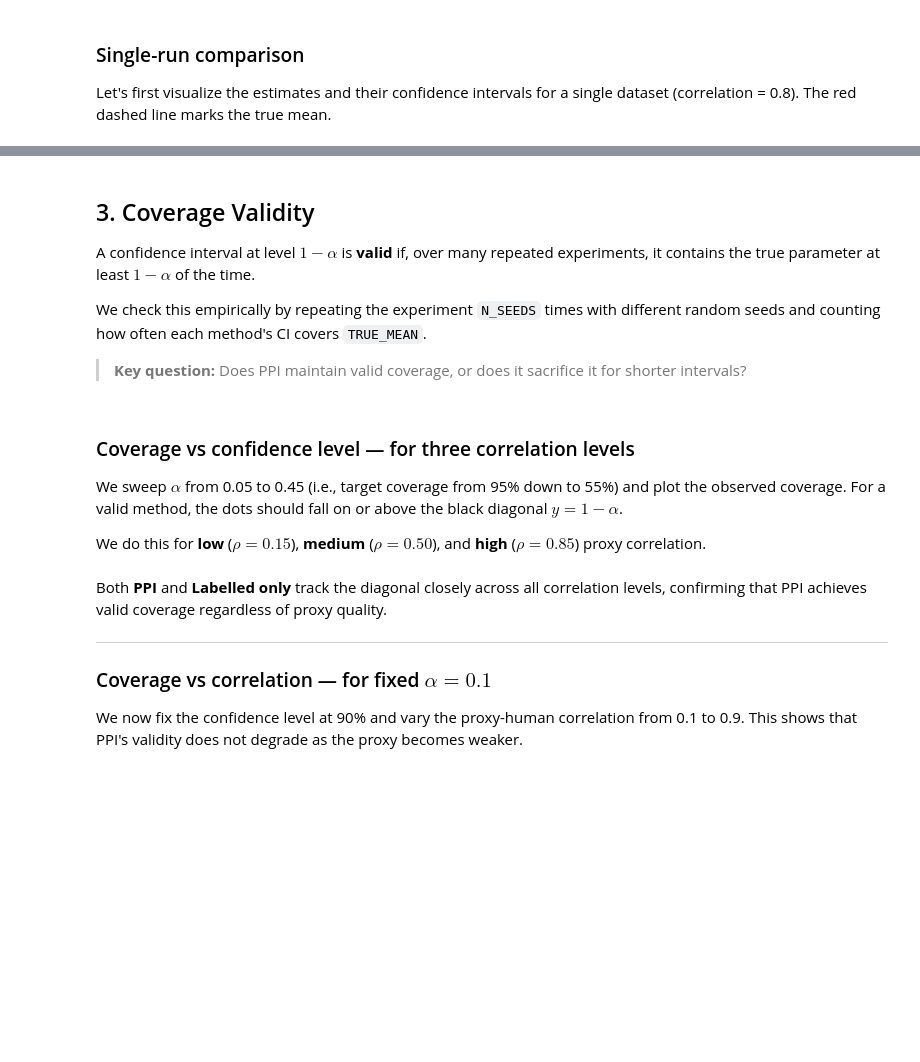
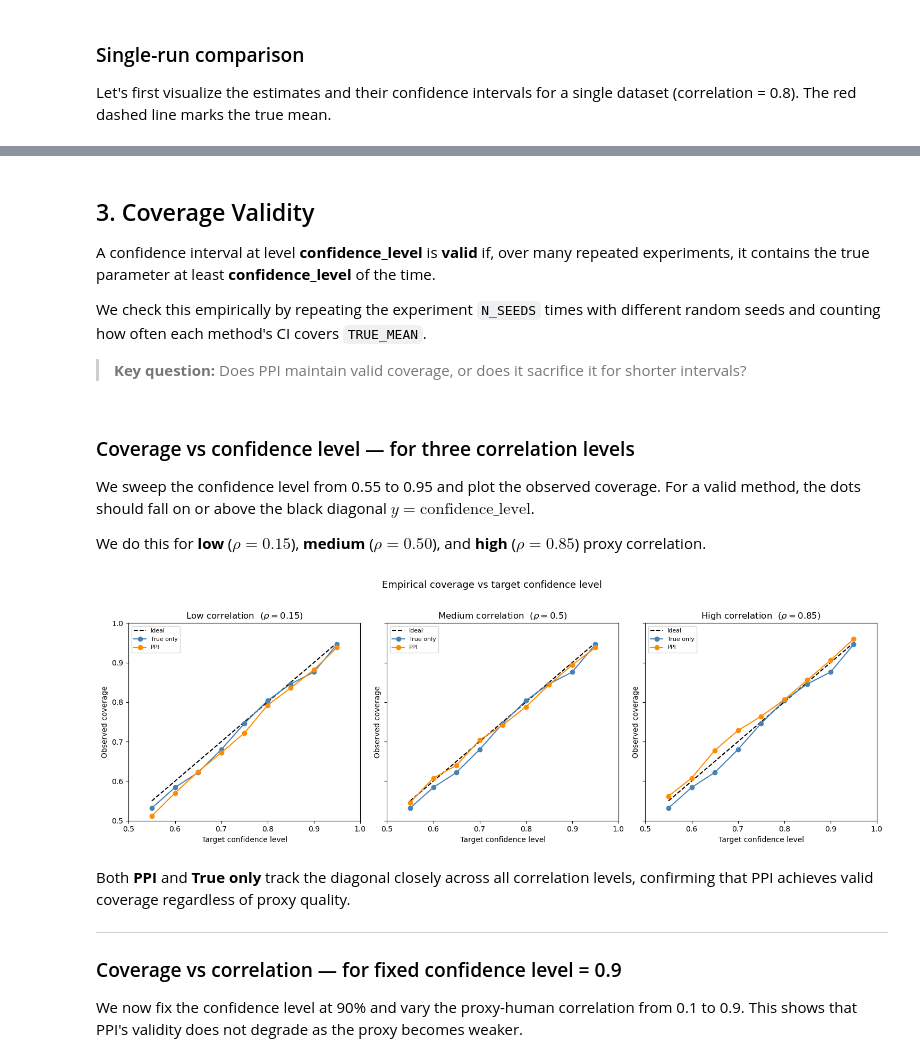
Before and after one commit to EmertonData/glide, a Jupyter notebook: docs/notebooks/PPI_demo_synthdata_binary.ipynb, the cells around one changed output, grey strips where cells are left out. Cells and saved outputs as stored; diff of their text form; code cells hidden in the pictures; blank space fills up the shorter version.

```diff
--- a/docs/notebooks/PPI_demo_synthdata_binary.ipynb
+++ b/docs/notebooks/PPI_demo_synthdata_binary.ipynb
@@ -96,7 +96,7 @@ def dataset_to_vectors(dataset):
     return y_true, y_proxy_labeled, y_proxy_unlabeled
 
 
-def generate_estimates(dataset, alpha=ALPHA):
+def generate_estimates(dataset, confidence_level=CONFIDENCE_LEVEL):
     """Return mean and CI for all four methods."""
     # --- PPI ---
     ppi_estimator = PPIMeanEstimator()
@@ -104,14 +104,14 @@ def generate_estimates(dataset, alpha=ALPHA):
         dataset,
         y_true_field="y_true",
         y_proxy_field="y_proxy",
-        confidence_level=1 - alpha,
+        confidence_level=confidence_level,
     )
     ppi_mean = ppi_result.result.mean
     ppi_ci = (ppi_result.result.lower_bound, ppi_result.result.upper_bound)
 
     # --- Classical baselines ---
     y_true, y_proxy_lab, y_proxy_unlab = dataset_to_vectors(dataset)
-    z = norm.ppf(1 - alpha / 2)
+    z = norm.ppf((1 + confidence_level) / 2)
 
     def classical_ci(data):
         mu = np.mean(data)
@@ -123,9 +123,9 @@ def generate_estimates(dataset, alpha=ALPHA):
     so_mean, so_ci = classical_ci(np.concatenate([y_proxy_lab, y_proxy_unlab]))
 
     return {
-        'Labelled only':         {"mean": lo_mean, "CI": lo_ci},
-        'Labelled + Surrogate':  {"mean": ls_mean, "CI": ls_ci},
-        'Surrogate only':        {"mean": so_mean, "CI": so_ci},
+        'True only':         {"mean": lo_mean, "CI": lo_ci},
+        'True + Proxy':  {"mean": ls_mean, "CI": ls_ci},
+        'Proxy only':        {"mean": so_mean, "CI": so_ci},
         'PPI':                   {"mean": ppi_mean, "CI": ppi_ci},
     }
 # %% [markdown]
@@ -156,22 +163,22 @@ for m in METHODS:
 # %% [markdown]
 ## 3. Coverage Validity
 
-A confidence interval at level $1-\alpha$ is **valid** if, over many repeated experiments, it contains the true parameter at least $1-\alpha$ of the time.
+A confidence interval at level **confidence_level** is **valid** if, over many repeated experiments, it contains the true parameter at least **confidence_level** of the time.
 
 We check this empirically by repeating the experiment `N_SEEDS` times with different random seeds and counting how often each method's CI covers `TRUE_MEAN`.
 
 > **Key question:** Does PPI maintain valid coverage, or does it sacrifice it for shorter intervals?
 # %%
-def simulate_coverages(correlation, n_seeds=N_SEEDS, alpha=ALPHA):
+def simulate_coverages(correlation, n_seeds=N_SEEDS, confidence_level=CONFIDENCE_LEVEL):
     """Estimate coverage for each method over n_seeds Monte Carlo runs."""
     hits = {m: 0 for m in METHODS}
     for seed in range(n_seeds):
         ds = generate_dataset_binary(
-            n=N_LABELED, N=N_UNLABELED,
+            n=N_TRUE, N=N_PROXY,
             true_mean=TRUE_MEAN, proxy_mean=PROXY_MEAN,
             correlation=correlation, random_seed=seed,
         )
-        est = generate_estimates(ds, alpha=alpha)
+        est = generate_estimates(ds, confidence_level=confidence_level)
         for m in METHODS:
             lo, hi = est[m]["CI"]
             hits[m] += int(lo <= TRUE_MEAN <= hi)
@@ -179,50 +186,52 @@ def simulate_coverages(correlation, n_seeds=N_SEEDS, alpha=ALPHA):
 # %% [markdown]
 ### Coverage vs confidence level — for three correlation levels
 
-We sweep $\alpha$ from 0.05 to 0.45 (i.e., target coverage from 95% down to 55%) and plot the observed coverage.
-For a valid method, the dots should fall on or above the black diagonal $y = 1 - \alpha$.
+We sweep the confidence level from 0.55 to 0.95 and plot the observed coverage.
+For a valid method, the dots should fall on or above the black diagonal $y = \text{confidence\_level}$.
 
 We do this for **low** ($\rho = 0.15$), **medium** ($\rho = 0.50$), and **high** ($\rho = 0.85$) proxy correlation.
 # %%
 correlations_3 = [0.15, 0.50, 0.85]
 corr_labels = ["Low", "Medium", "High"]
-alphas_sweep = np.arange(0.05, 0.50, 0.05)
+confidence_levels_sweep = np.arange(0.55, 1.00, 0.05)
 
 # ---- run simulations ----
-coverage_by_corr_alpha = {}   # [corr][alpha] -> {method: coverage}
+coverage_by_corr_cl = {}   # [corr][confidence_level] -> {method: coverage}
 for rho in correlations_3:
-    coverage_by_corr_alpha[rho] = {}
-    for a in alphas_sweep:
-        coverage_by_corr_alpha[rho][a] = simulate_coverages(rho, alpha=a)
+    coverage_by_corr_cl[rho] = {}
+    for cl in confidence_levels_sweep:
+        coverage_by_corr_cl[rho][cl] = simulate_coverages(rho, confidence_level=cl)
 
 # ---- plot ----
 fig, axes = plt.subplots(1, 3, figsize=(15, 5), sharey=True)
-plot_methods = ['Labelled only', 'PPI']
-colors = {'Labelled only': 'steelblue', 'PPI': 'darkorange'}
+plot_methods = ['True only', 'PPI']
+colors = {'True only': 'steelblue', 'PPI': 'darkorange'}
 
 for ax, rho, label in zip(axes, correlations_3, corr_labels):
-    target_coverages = 1 - alphas_sweep
+    target_coverages = confidence_levels_sweep
     ax.plot(target_coverages, target_coverages, color='black', lw=1.5,
             linestyle='--', label='Ideal')
     for m in plot_methods:
-        obs = [coverage_by_corr_alpha[rho][a][m] for a in alphas_sweep]
+        obs = [coverage_by_corr_cl[rho][cl][m] for cl in confidence_levels_sweep]
         ax.plot(target_coverages, obs, marker='o', label=m, color=colors[m])
-    ax.set_xlabel('Target coverage $1 - \\alpha$')
+    ax.set_xlabel('Target confidence level')
     ax.set_ylabel('Observed coverage')
     ax.set_title(f'{label} correlation  ($\\rho = {rho}$)')
     ax.legend(fontsize=8)
     ax.set_xlim(0.5, 1.0)
     ax.set_ylim(0.5, 1.0)
 
 fig.suptitle('Empirical coverage vs target confidence level', fontsize=13, y=1.02)
 plt.tight_layout()
 plt.show()
+# %% [output]
+[figure, added]
 # %% [markdown]
-Both **PPI** and **Labelled only** track the diagonal closely across all correlation levels, confirming that PPI achieves valid coverage regardless of proxy quality.
+Both **PPI** and **True only** track the diagonal closely across all correlation levels, confirming that PPI achieves valid coverage regardless of proxy quality.
 
 ---
 
-### Coverage vs correlation — for fixed $\alpha = 0.1$
+### Coverage vs correlation — for fixed confidence level = 0.9
 
 We now fix the confidence level at 90% and vary the proxy-human correlation from 0.1 to 0.9.
 This shows that PPI's validity does not degrade as the proxy becomes weaker.
```
Also changed, not shown: parts of 16 cells of this notebook, 3 other files.
